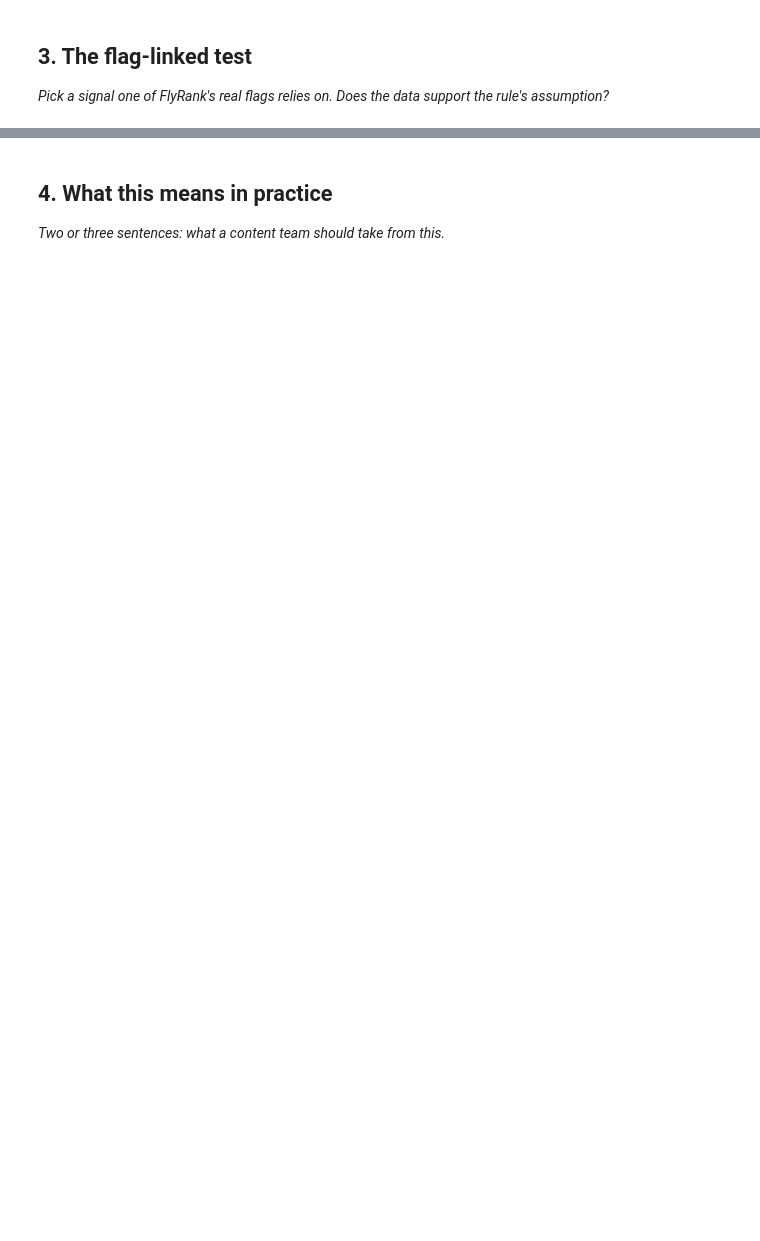
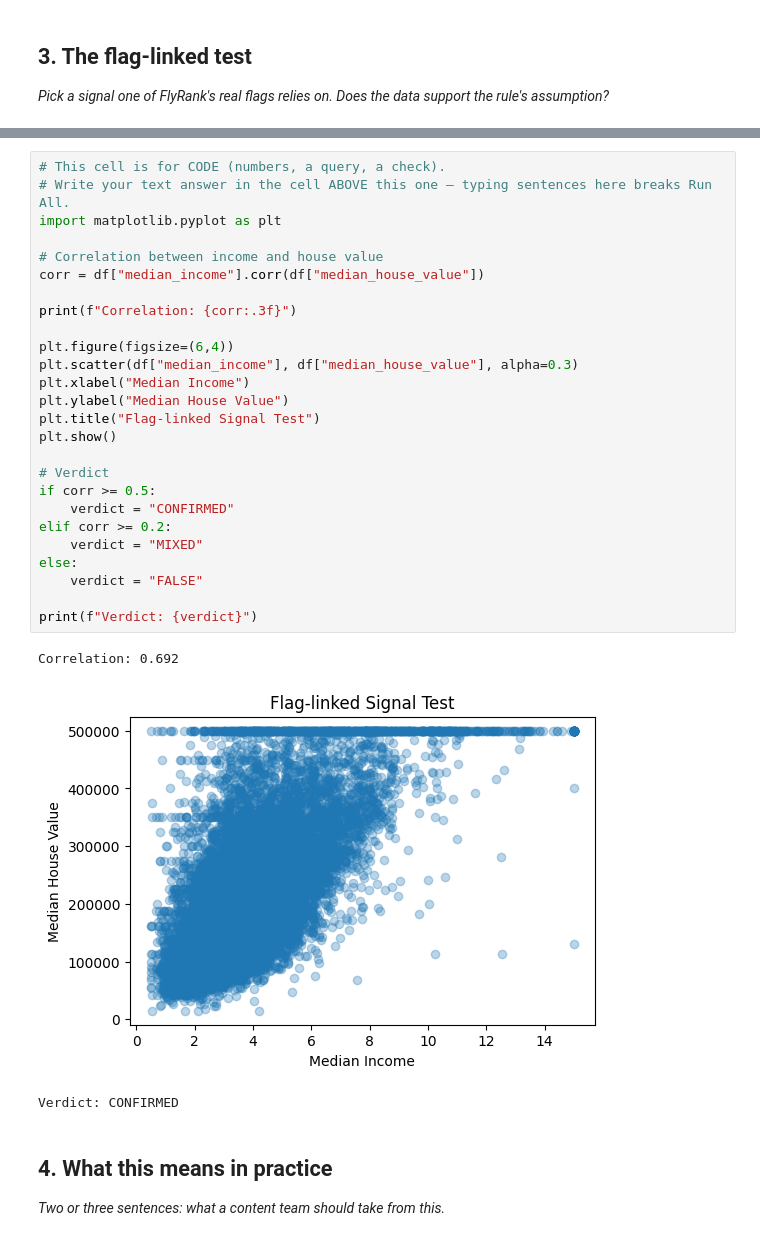
Before and after one commit to rish7186/flyrank-ml-internship-starter, a Jupyter notebook: work/notebooks/w04_signal_audit.ipynb, the cells around one changed output, grey strips where cells are left out. Saved outputs shown, nothing was run; the diff lists cells and outputs as text; blank space fills up the shorter version.

```diff
--- a/work/notebooks/w04_signal_audit.ipynb
+++ b/work/notebooks/w04_signal_audit.ipynb
@@ -30,3 +195,33 @@ This skeleton is yours to fill. Work the sections **in order** — each one has
+# %%
+# This cell is for CODE (numbers, a query, a check).
+# Write your text answer in the cell ABOVE this one — typing sentences here breaks Run All.
+import matplotlib.pyplot as plt
+
+# Correlation between income and house value
+corr = df["median_income"].corr(df["median_house_value"])
+
+print(f"Correlation: {corr:.3f}")
+
+plt.figure(figsize=(6,4))
+plt.scatter(df["median_income"], df["median_house_value"], alpha=0.3)
+plt.xlabel("Median Income")
+plt.ylabel("Median House Value")
+plt.title("Flag-linked Signal Test")
+plt.show()
+
+# Verdict
+if corr >= 0.5:
+    verdict = "CONFIRMED"
+elif corr >= 0.2:
+    verdict = "MIXED"
+else:
+    verdict = "FALSE"
+
+print(f"Verdict: {verdict}")
+# %% [output]
+Correlation: 0.692
+[figure, added]
+Verdict: CONFIRMED
 # %% [markdown]
 ## 4. What this means in practice
 
```
Also changed, not shown: parts of 10 cells of this notebook.
